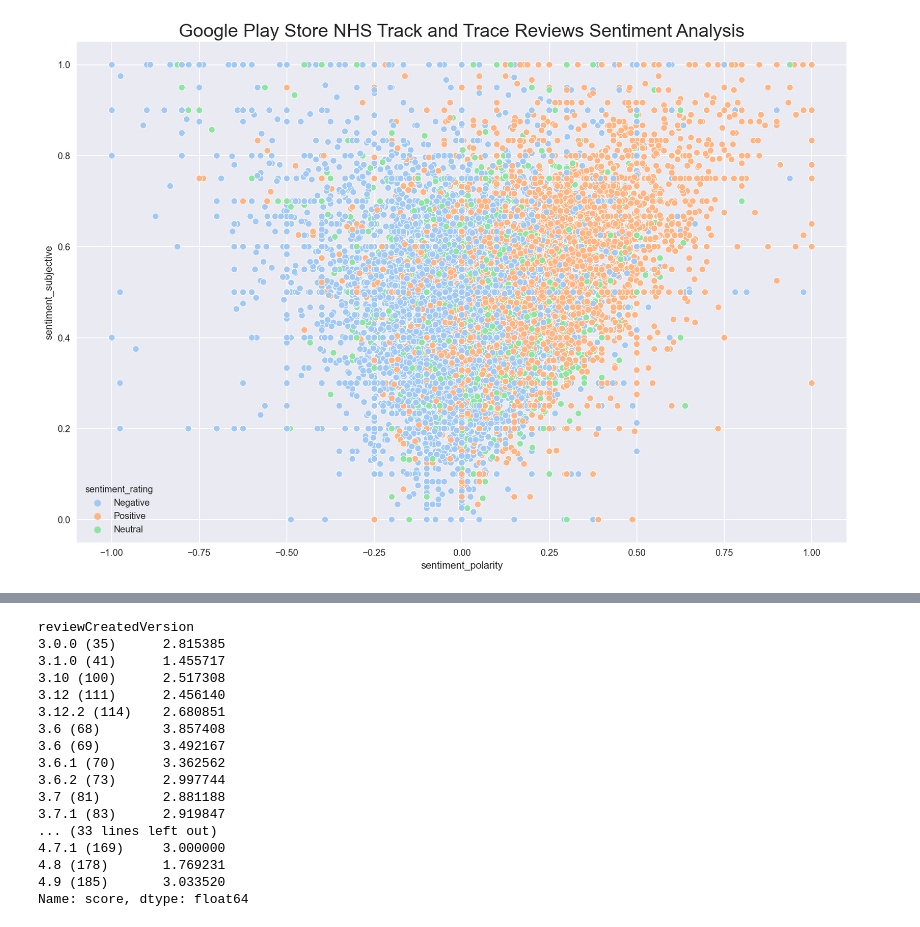
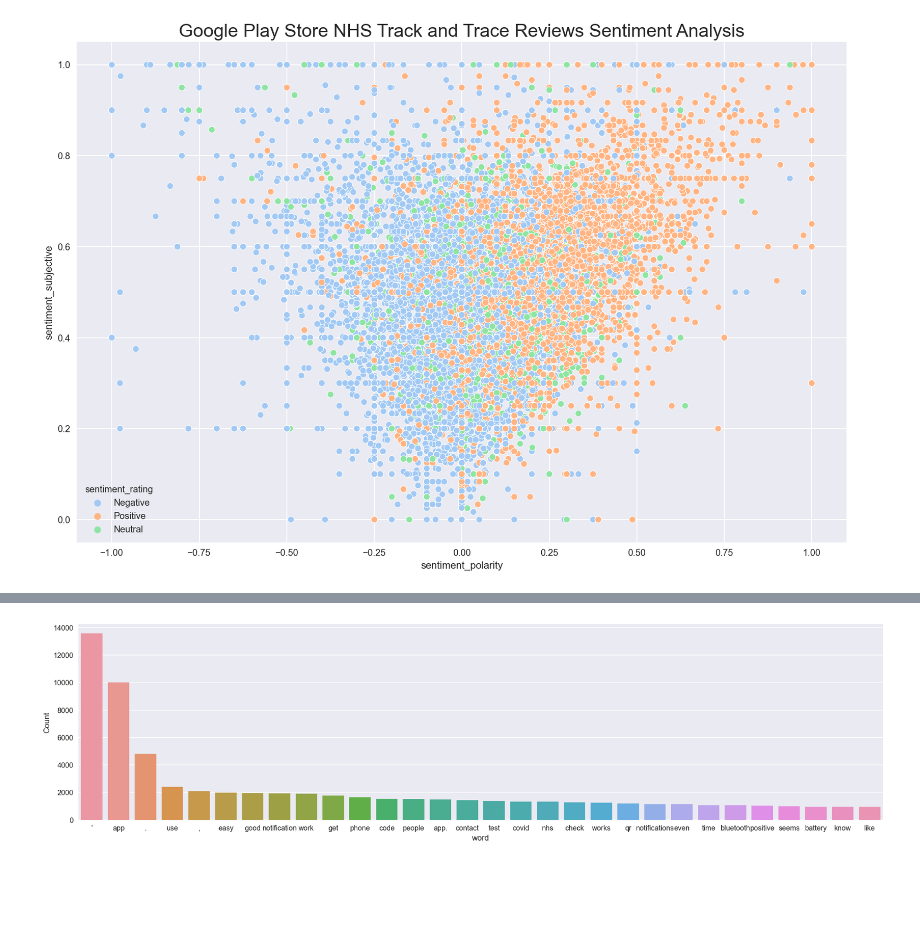
Before and after one commit to irhafidz/PhD-Progression-B932179, a Jupyter notebook: ScrapReviewNHSApp.ipynb, the cells around one changed output, grey strips where cells are left out. Cells and saved outputs as stored; diff of their text form; code cells hidden in the pictures; blank space fills up the shorter version.

```diff
--- a/ScrapReviewNHSApp.ipynb
+++ b/ScrapReviewNHSApp.ipynb
@@ -385,21 +434,11 @@ df_nhsrev.loc[:,["content","score","sentiment_polarity", "sentiment_subjective",
+# %%
+freq_words(df_nhsrev_stopwords['tweet_without_stopwords'])
+# %% [output]
+[figure, added]
 # %%
-x=(df_nhsrev.groupby('reviewCreatedVersion')['score'].mean())
-print(x)
+newStopWords = ["'",".",",", "someone","still","would","need"]
+
+#from nltk.corpus import stopwords
+#stoplist = stopwords.words('english') + ['though']
+
+#NOT YET DONE ==== 24 May 2022
-# %% [output]
-reviewCreatedVersion
-3.0.0 (35)      2.815385
-3.1.0 (41)      1.455717
-3.10 (100)      2.517308
-3.12 (111)      2.456140
-3.12.2 (114)    2.680851
-3.6 (68)        3.857408
-3.6 (69)        3.492167
-3.6.1 (70)      3.362562
-3.6.2 (73)      2.997744
-3.7 (81)        2.881188
-3.7.1 (83)      2.919847
-... (33 lines left out)
-4.7.1 (169)     3.000000
-4.8 (178)       1.769231
-4.9 (185)       3.033520
-Name: score, dtype: float64
```
Also changed, not shown: parts of 60 cells of this notebook.
